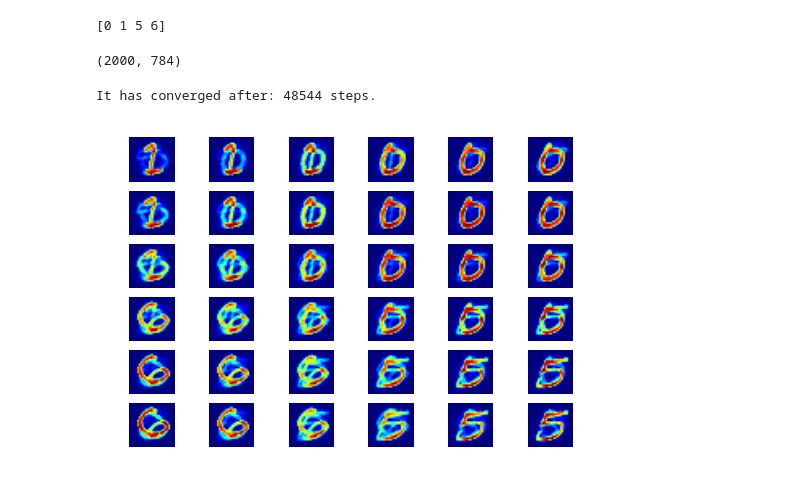
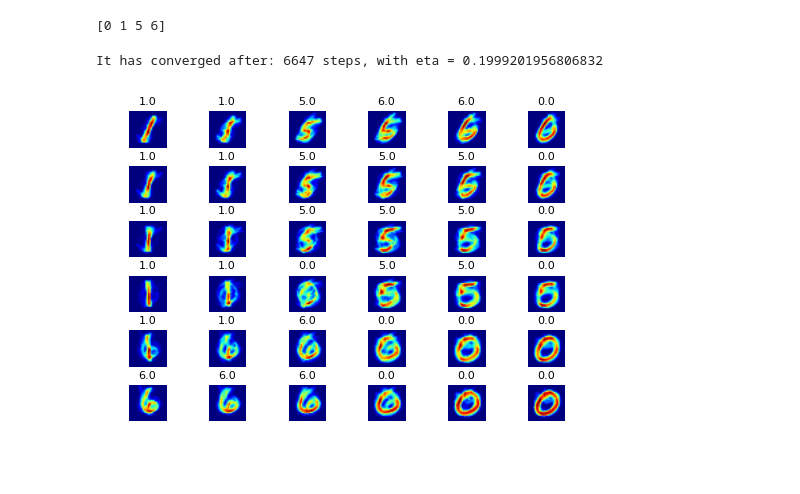
Before and after one commit to paeby/Kohonen, a Jupyter notebook: MiniProject1.ipynb, the cells around one changed output. Cells and saved outputs as stored; diff of their text form; code cells hidden in the pictures.

```diff
--- a/MiniProject1.ipynb
+++ b/MiniProject1.ipynb
@@ -41,11 +41,11 @@ data = np.array(np.loadtxt('data.txt'))
 labels = np.loadtxt('labels.txt')
 
 # this selects all data vectors that corresponds to one of the four digits
-data = data[np.logical_or.reduce([labels==x for x in targetdigits]),:]
+targ_labels = np.logical_or.reduce([labels==x for x in targetdigits])
+data = data[targ_labels,:]
+labels = labels[targ_labels]
-# %% [output]
-(2000, 784)
 # %%
-def kohonen():
+def kohonen(size_k, sigma, eta, converged_err):
     """Example for using create_data, plot_data and som_step.
     """
     plb.close('all')
@@ -56,11 +56,11 @@ def kohonen():
     dy, dx = data.shape
 
     #set the size of the Kohonen map. In this case it will be 6 X 6
-    size_k = 6
+    #size_k = 6
 
     #set the width of the neighborhood via the width of the gaussian that
     #describes it
-    sigma = 2.0
+    #sigma = 4.0
 
     #initialise the centers randomly
     centers = np.random.rand(size_k**2, dim) * data_range
@@ -69,7 +69,7 @@ def kohonen():
     neighbor = np.arange(size_k**2).reshape((size_k, size_k))
 
     #set the learning rate
-    eta = 0.7 # HERE YOU HAVE TO SET YOUR OWN LEARNING RATE
+    #eta = 0.8 # HERE YOU HAVE TO SET YOUR OWN LEARNING RATE
 
     #set the maximal iteration count
     tmax = 100000 # this might or might not work; use your own convergence criterion
@@ -85,24 +85,35 @@ def kohonen():
     converged = np.zeros((size_k, size_k))
 
     for t, i in enumerate(i_random):
+        # Reduce eta over time, not asked so we shall see if we keep it or not
+        if eta > 0.2:
+            eta = eta*0.999
+        # Reduce size of neighborhood, comment for first questions.
+        if sigma > 1:
+            sigma = sigma*0.999
         oldCenters = np.copy(centers)
         a,b = som_step(centers, data[i,:],neighbor,eta,sigma)
         oldError = errors[a][b]
         newError = np.sum(np.abs(oldCenters - centers))
         errors[a][b] = newError
 
-        if(np.abs(oldError-newError) < 800):
+        # check if point have converged
+        if(np.abs(oldError-newError) < converged_err):
             converged[a][b] = 1
 
             #all points have converged
             if(np.sum(converged) == (size_k**2)):
-                print("It has converged after: "+str(t)+" steps.")
+                print("It has converged after: "+str(t)+" steps, with eta = "+ str(eta))
                 break
 
     # for visualization, you can use this:
     for i in range(size_k**2):
         plb.subplot(size_k,size_k,i+1)
+        # find the data closest to the node and get its label
+        ind = np.argmin(np.sum((centers[i, :] - data[:])**2,1))
+        plb.title(labels[ind], fontsize=8)
         plb.imshow(np.reshape(centers[i,:], [28, 28]),interpolation='bilinear')
+        plb.subplots_adjust(hspace=0.5)
         plb.axis('off')
 
     # leave the window open at the end of the loop
@@ -153,8 +164,8 @@ def gauss(x,p):
     Normalized such that N(x=p[0]) = 1.
     """
     return np.exp((-(x - p[0])**2) / (2 * p[1]**2))
-# %%
-kohonen()
-# %% [output]
-It has converged after: 48544 steps.
-[figure, removed]
+# %%
+kohonen(6, 4.0, 0.8, 300)
+# %% [output]
+It has converged after: 6647 steps, with eta = 0.1999201956806832
+[figure, added]
```
